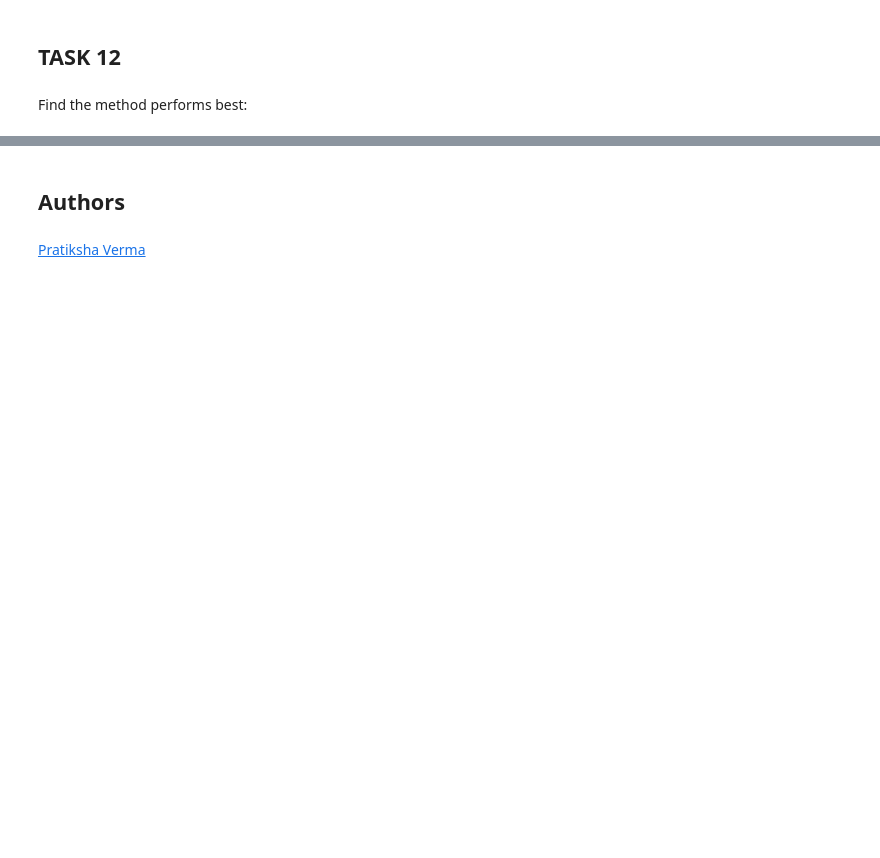
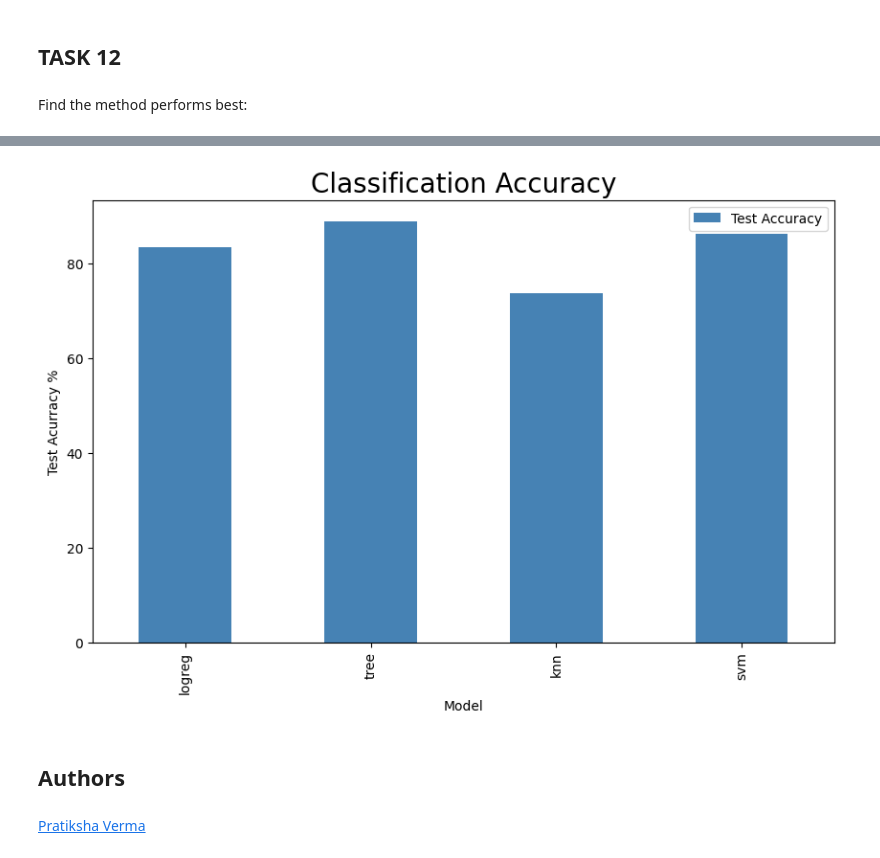
Before and after one commit to darwin-garcia/IBM-Data-Science, a Jupyter notebook: Capstone/SpaceX-Machine-Learning-Prediction-Part-5-v1.ipynb, the cells around one changed output, grey strips where cells are left out. Saved outputs shown, nothing was run; the diff lists cells and outputs as text; code cells hidden in the pictures; blank space fills up the shorter version.

```diff
--- a/Capstone/SpaceX-Machine-Learning-Prediction-Part-5-v1.ipynb
+++ b/Capstone/SpaceX-Machine-Learning-Prediction-Part-5-v1.ipynb
@@ -273,3 +362,6 @@ parameters = {'n_neighbors': [1, 2, 3, 4, 5, 6, 7, 8, 9, 10],
               'p': [1,2]}
 
 KNN = KNeighborsClassifier()
+# %%
+knn_cv = GridSearchCV(KNN, parameters, cv=10)
+knn_cv.fit(X_train, Y_train)
@@ -280,3 +380,6 @@ print("accuracy :",knn_cv.best_score_)
 ## TASK  11
 # %% [markdown]
 Calculate the accuracy of knn_cv on the test data using the method <code>score</code>:
+# %%
+knn_cv_score = knn_cv.score(X_train, Y_train)
+print("Score %.2f" %(knn_cv_score*100), "%")
@@ -291,0 +410,3 @@ Find the method performs best:
+# %%
+list_cv_score = np.array([logreg_cv_score*100, svm_cv_score*100, tree_cv_score*100, knn_cv_score*100])
+list_cv_score
@@ -291,0 +415,3 @@ Find the method performs best:
+# %%
+df_score = pd.DataFrame(data = list_cv_score, columns=['Test Accuracy'], index=['logreg','tree','knn','svm'])
+df_score
@@ -292,3 +424,11 @@ Find the method performs best:
+# %%
+df_score.plot(kind='bar', figsize=(10,6), color='steelblue')
+plt.title("Classification Accuracy", fontsize=20)
+plt.xlabel("Model")
+plt.ylabel("Test Acurracy %")
+plt.show()
+# %% [output]
+[figure, added]
 # %% [markdown]
 ## Authors
 # %% [markdown]
```
Also changed, not shown: parts of 25 cells of this notebook.
